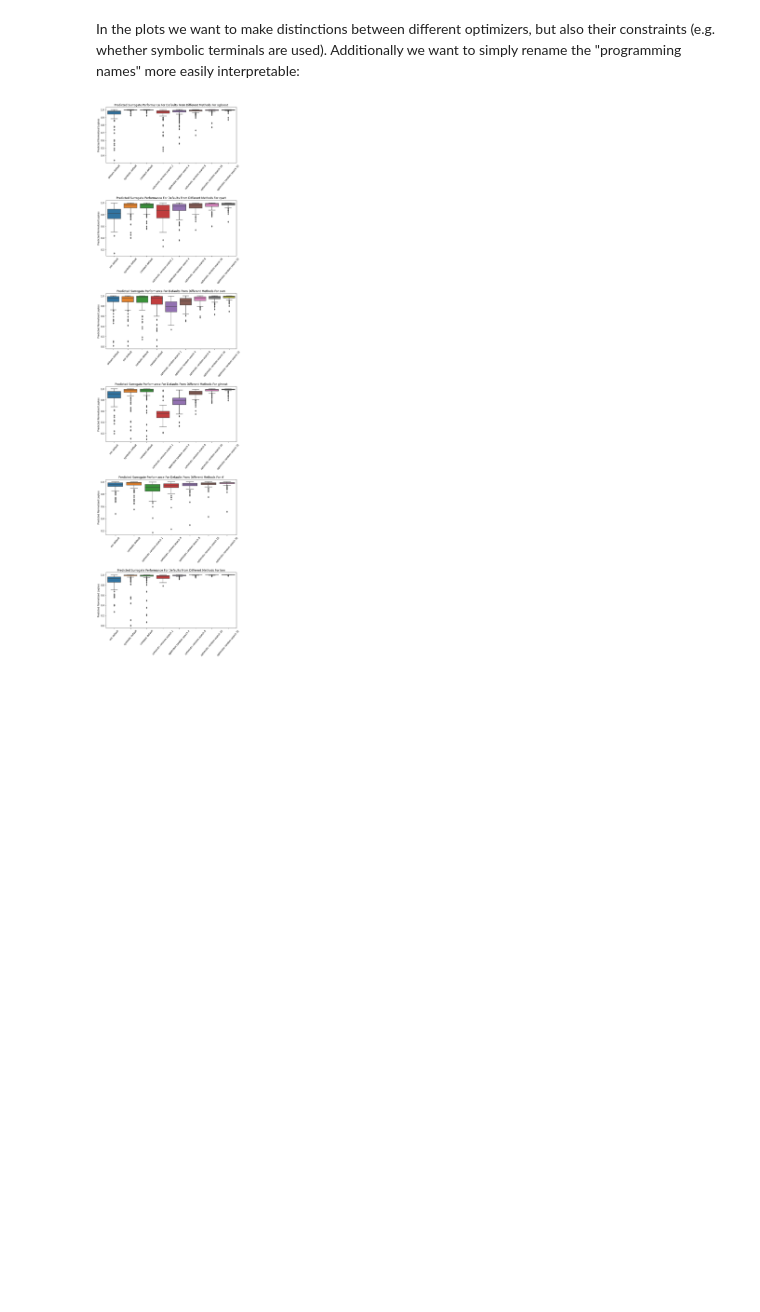
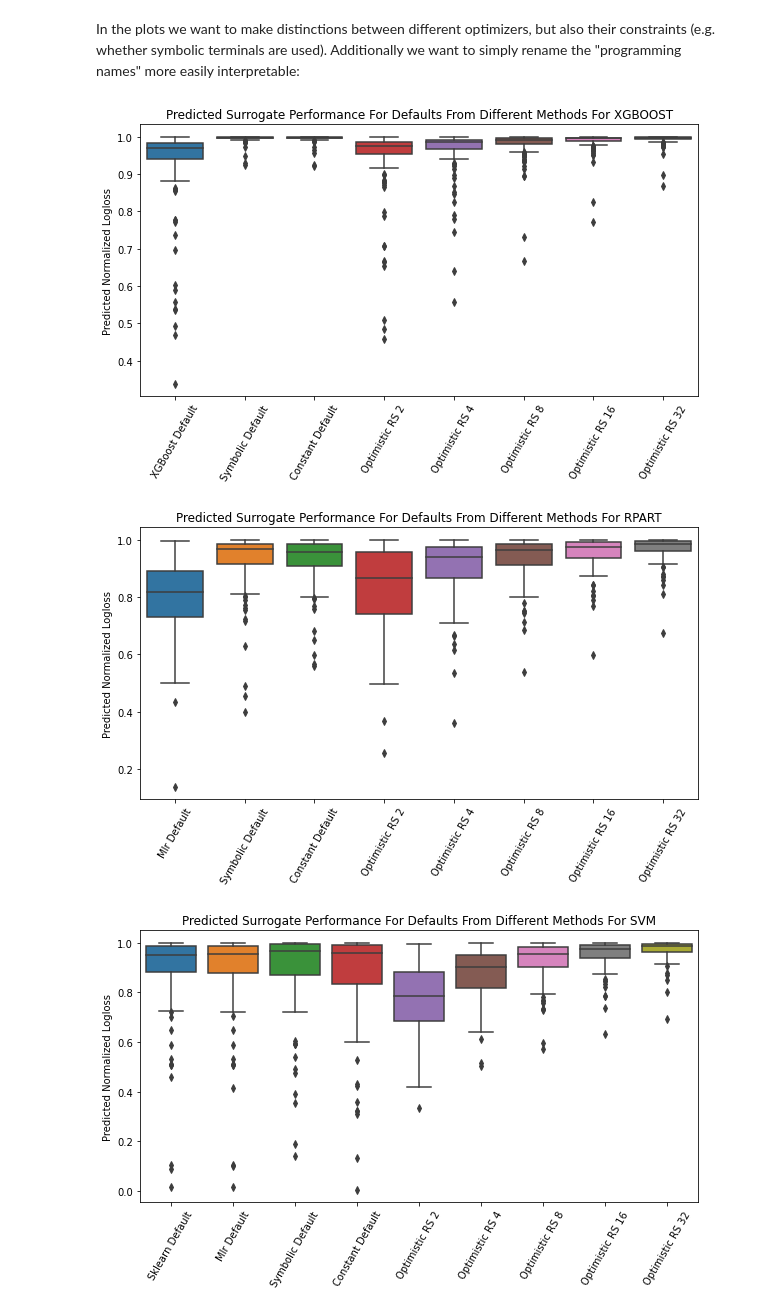
Before and after one commit to PGijsbers/symbolicdefaults, a Jupyter notebook: Figures/Figure 3 - Performance Comparison on Surrogates.ipynb, the cells around one changed output. Cells and saved outputs as stored; diff of their text form; code cells hidden in the pictures; blank space fills up the shorter version.

```diff
--- a/Figures/Figure 3 - Performance Comparison on Surrogates.ipynb
+++ b/Figures/Figure 3 - Performance Comparison on Surrogates.ipynb
@@ -50,17 +53,25 @@ all_methods["category"] = all_methods.apply(category_from_row, axis=1)
 # %%
 import matplotlib.pyplot as plt
 
-fig, axes = plt.subplots(nrows=6, ncols=1, figsize=(9, 34))
-for ax, learner in zip(axes.flatten(), all_methods.learner.unique()):
+for learner in all_methods.learner.unique():
+    fig, ax = plt.subplots(nrows=1, ncols=1, figsize=(10, 5))
     # learner = "svm"
     learner_data = all_methods[all_methods.learner == learner]
     sns.boxplot(data=learner_data, x="category", y="surrogate_score", ax=ax)
 
-    ax.set_title(f"Predicted Surrogate Performance For Defaults From Different Methods For {learner}")
-    ax.set_xticklabels(ax.get_xticklabels(), rotation=50)
-    ax.set_xlabel(" ")
+    ax.set_title(f"Predicted Surrogate Performance For Defaults From Different Methods For {learner.upper()}")
+    for label in ax.get_xticklabels():
+        label.set_text(label.get_text().title().replace("Optimistic Random Search", "Optimistic RS"))
+        if learner == "xgboost" and "Sklearn" in label.get_text():
+            label.set_text("XGBoost Default")
+
+
+    ax.set_xticklabels(ax.get_xticklabels(), rotation=60)
+
+    ax.set_xlabel(None)
     ax.set_ylabel("Predicted Normalized Logloss")
-
-plt.tight_layout()
+    plt.savefig(f"generated/Figure3/{learner}_optimizer_performance.pdf", bbox_inches='tight', pad_inches=.1)
 # %% [output]
-[figure, old version]
+[figure, new version]
+[figure, added]
+[figure, added]
```
Also changed, not shown: parts of 3 cells of this notebook, 1 other file.
